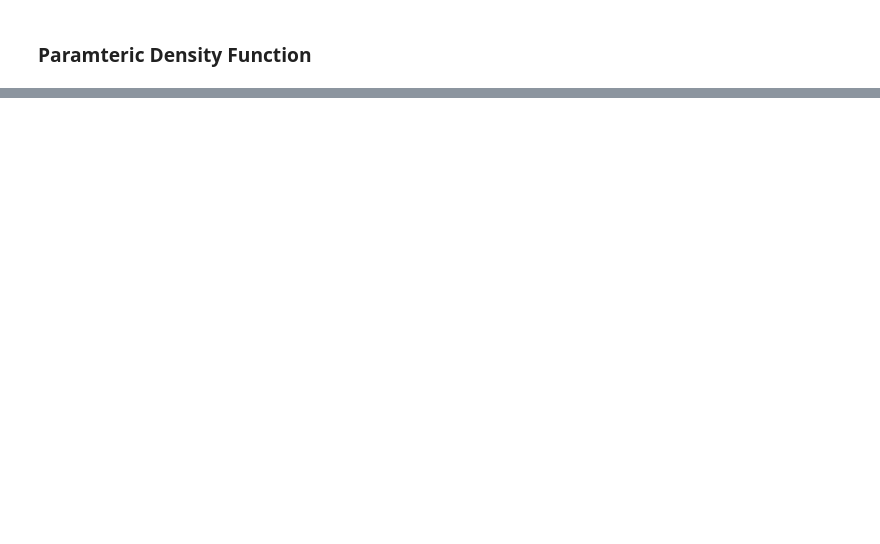
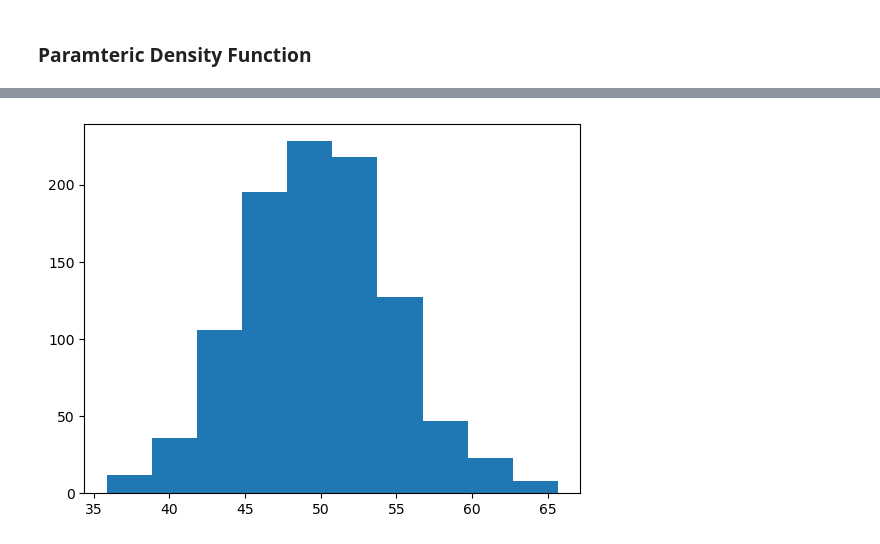
Before and after one commit to swayam-learning/python, a Jupyter notebook: maths_for_ml/maths.ipynb, the cells around one changed output, grey strips where cells are left out. Drawn from its saved outputs; the diff is of its cells as text; code cells hidden in the pictures; blank space fills up the shorter version.

```diff
--- a/maths_for_ml/maths.ipynb
+++ b/maths_for_ml/maths.ipynb
@@ -83,0 +86,6 @@ sample.std()
+# %%
+# histogram
+plt.hist(sample)
+plt.show()
+# %% [output]
+[figure, added]
```
Also changed, not shown: parts of 17 cells of this notebook, 1 other file.
